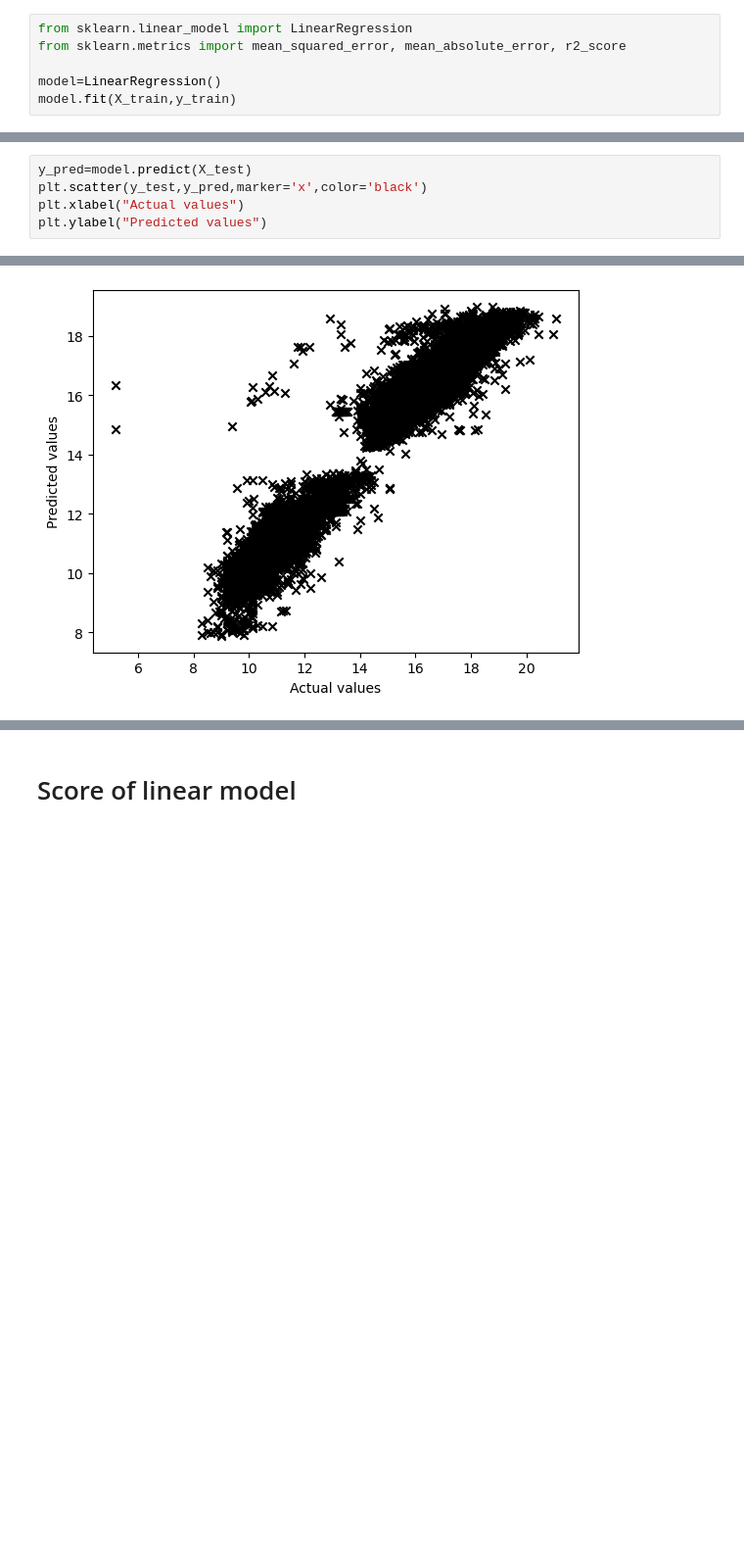
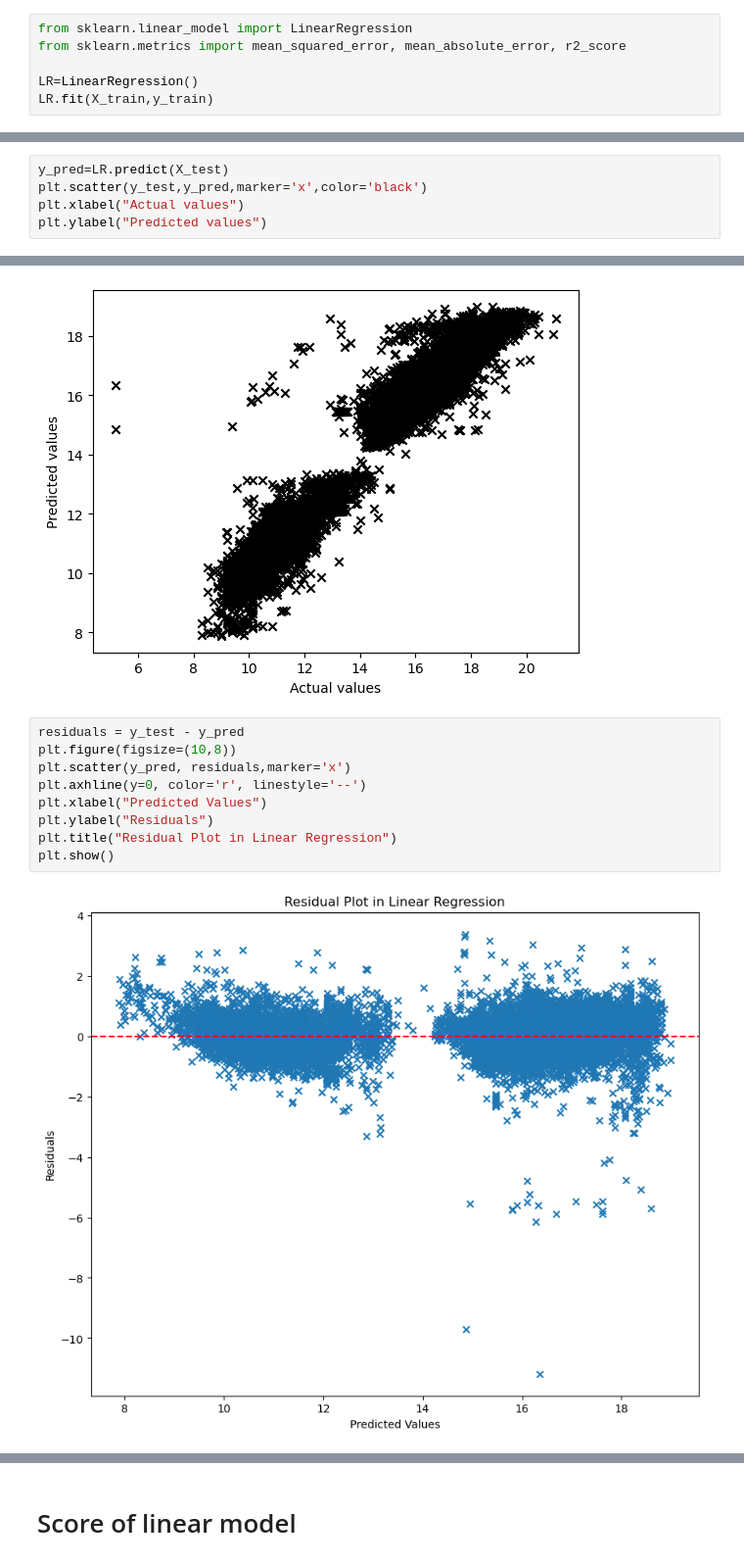
Before and after one commit to oyounis19/ML-Regression-Classification, a Jupyter notebook: code/numerical_regression/notebooks/Numerical_regressor.ipynb, the cells around one changed output, grey strips where cells are left out. Shown at 98% size. Drawn from its saved outputs; the diff is of its cells as text; blank space fills up the shorter version.

```diff
--- a/code/numerical_regression/notebooks/Numerical_regressor.ipynb
+++ b/code/numerical_regression/notebooks/Numerical_regressor.ipynb
@@ -297,20 +298,31 @@ sns.heatmap(X.join(y).corr(),annot=True,cmap='coolwarm')
 from sklearn.linear_model import LinearRegression
 from sklearn.metrics import mean_squared_error, mean_absolute_error, r2_score
 
-model=LinearRegression()
-model.fit(X_train,y_train)
+LR=LinearRegression()
+LR.fit(X_train,y_train)
 # %% [output]
 LinearRegression()
 # %% [markdown]
 # Evalauting the model
 # %%
-y_pred=model.predict(X_test)
+y_pred=LR.predict(X_test)
 plt.scatter(y_test,y_pred,marker='x',color='black')
 plt.xlabel("Actual values")
 plt.ylabel("Predicted values")
 # %% [output]
 Text(0, 0.5, 'Predicted values')
 [figure]
+# %%
+residuals = y_test - y_pred
+plt.figure(figsize=(10,8))
+plt.scatter(y_pred, residuals,marker='x')
+plt.axhline(y=0, color='r', linestyle='--')
+plt.xlabel("Predicted Values")
+plt.ylabel("Residuals")
+plt.title("Residual Plot in Linear Regression")
+plt.show()
+# %% [output]
+[figure, added]
 # %%
 plt.figure(figsize=(15,8))
 sns.kdeplot(x=y_pred, label='Model Predictions', fill=True)
```
Also changed, not shown: parts of 7 cells of this notebook.
